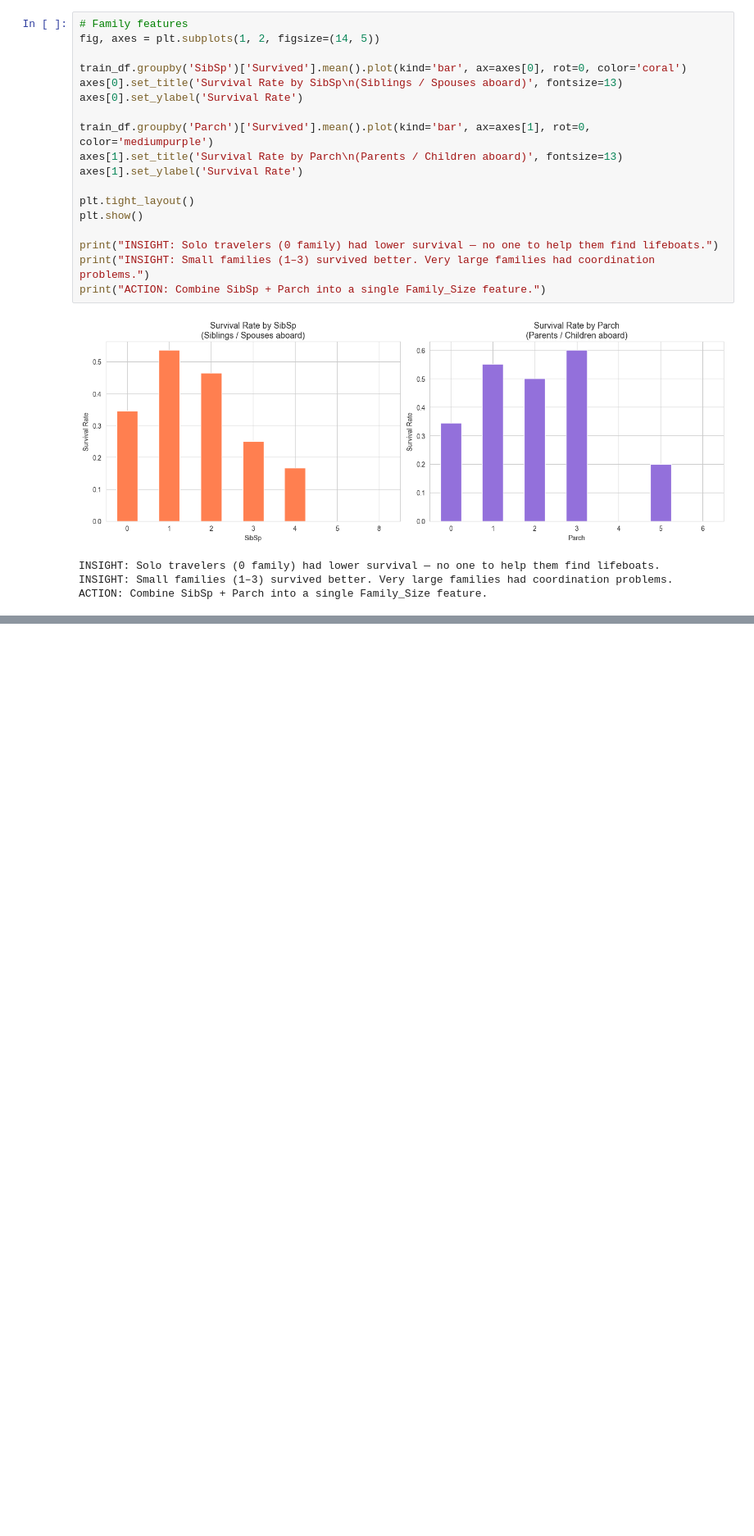
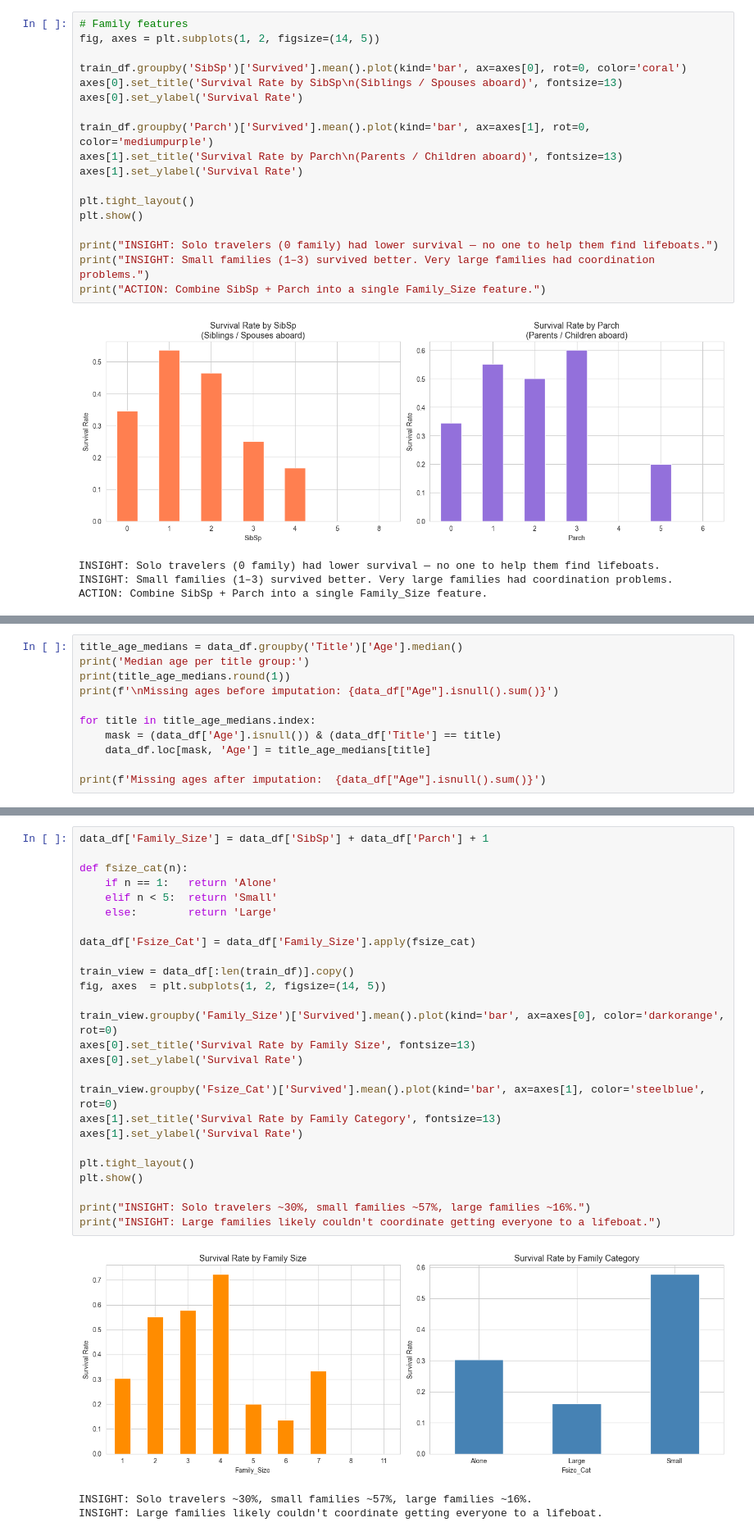
Before and after one commit to eloquenttbota/kaggle-titanic, a Jupyter notebook: notebook/EDA.ipynb, the cells around one changed output, grey strips where cells are left out. Shown at 82% size. Saved outputs shown, nothing was run; the diff lists cells and outputs as text; blank space fills up the shorter version.

```diff
--- a/notebook/EDA.ipynb
+++ b/notebook/EDA.ipynb
@@ -192,0 +279,11 @@ ACTION: Combine SibSp + Parch into a single Family_Size feature.
+# %%
+title_age_medians = data_df.groupby('Title')['Age'].median()
+print('Median age per title group:')
+print(title_age_medians.round(1))
+print(f'\nMissing ages before imputation: {data_df["Age"].isnull().sum()}')
+
+for title in title_age_medians.index:
+    mask = (data_df['Age'].isnull()) & (data_df['Title'] == title)
+    data_df.loc[mask, 'Age'] = title_age_medians[title]
+
+print(f'Missing ages after imputation:  {data_df["Age"].isnull().sum()}')
@@ -192,0 +308,30 @@ ACTION: Combine SibSp + Parch into a single Family_Size feature.
+# %%
+data_df['Family_Size'] = data_df['SibSp'] + data_df['Parch'] + 1
+
+def fsize_cat(n):
+    if n == 1:   return 'Alone'
+    elif n < 5:  return 'Small'
+    else:        return 'Large'
+
+data_df['Fsize_Cat'] = data_df['Family_Size'].apply(fsize_cat)
+
+train_view = data_df[:len(train_df)].copy()
+fig, axes  = plt.subplots(1, 2, figsize=(14, 5))
+
+train_view.groupby('Family_Size')['Survived'].mean().plot(kind='bar', ax=axes[0], color='darkorange', rot=0)
+axes[0].set_title('Survival Rate by Family Size', fontsize=13)
+axes[0].set_ylabel('Survival Rate')
+
+train_view.groupby('Fsize_Cat')['Survived'].mean().plot(kind='bar', ax=axes[1], color='steelblue', rot=0)
+axes[1].set_title('Survival Rate by Family Category', fontsize=13)
+axes[1].set_ylabel('Survival Rate')
+
+plt.tight_layout()
+plt.show()
+
+print("INSIGHT: Solo travelers ~30%, small families ~57%, large families ~16%.")
+print("INSIGHT: Large families likely couldn't coordinate getting everyone to a lifeboat.")
+# %% [output]
+[figure, added]
+INSIGHT: Solo travelers ~30%, small families ~57%, large families ~16%.
+INSIGHT: Large families likely couldn't coordinate getting everyone to a lifeboat.
```
Also changed, not shown: parts of 15 cells of this notebook.
